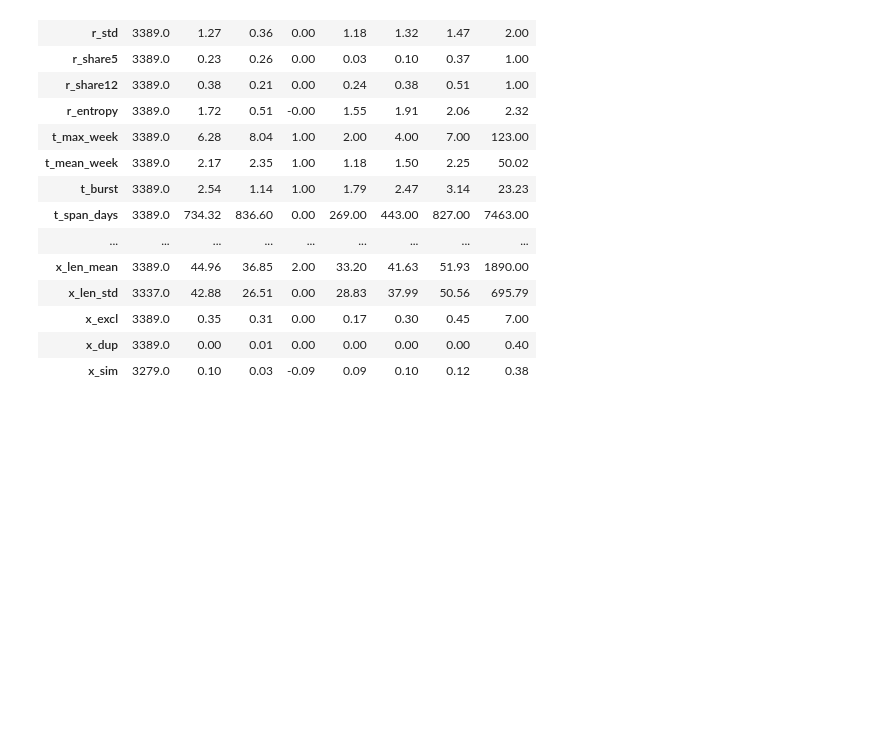
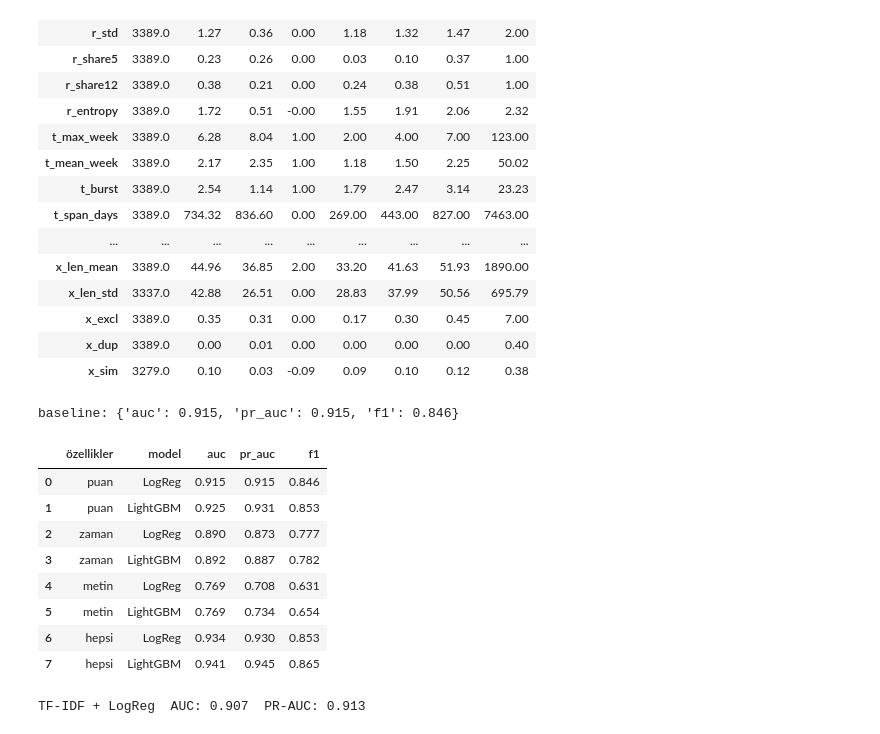
Before and after one commit to ebrarsevgili/fake-review-risk, a Jupyter notebook: 01_kesif.ipynb, the cells around one changed output. Cells and saved outputs as stored; diff of their text form; code cells hidden in the pictures; blank space fills up the shorter version.

```diff
--- a/01_kesif.ipynb
+++ b/01_kesif.ipynb
@@ -181,3 +181,75 @@ X.describe().T.round(2)
 | x_excl | 3389.0 | 0.35 | 0.31 | 0.00 | 0.17 | 0.30 | 0.45 | 7.00 |
 | x_dup | 3389.0 | 0.00 | 0.01 | 0.00 | 0.00 | 0.00 | 0.00 | 0.40 |
 | x_sim | 3279.0 | 0.10 | 0.03 | -0.09 | 0.09 | 0.10 | 0.12 | 0.38 |
+# %%
+import lightgbm as lgb
+from sklearn.impute import SimpleImputer
+from sklearn.linear_model import LogisticRegression
+from sklearn.metrics import average_precision_score, f1_score, roc_auc_score
+from sklearn.model_selection import StratifiedKFold
+from sklearn.pipeline import make_pipeline
+from sklearn.preprocessing import StandardScaler
+
+skf = StratifiedKFold(n_splits=5, shuffle=True, random_state=42)
+
+def mk_lr():
+    return make_pipeline(SimpleImputer(strategy="median"), StandardScaler(), LogisticRegression(max_iter=1000))
+
+def mk_gbm():
+    return lgb.LGBMClassifier(n_estimators=300, learning_rate=0.05, num_leaves=15,
+                              colsample_bytree=0.8, random_state=42, verbose=-1)
+
+def cv_score(make_model, cols, X, y):
+    """Her ürün test katında tam bir kez tahmin edilir (oof)."""
+    oof = np.zeros(len(y))
+    for tr, te in skf.split(X, y):
+        m = make_model()
+        m.fit(X.iloc[tr][cols], y.iloc[tr])
+        oof[te] = m.predict_proba(X.iloc[te][cols])[:, 1]
+    s = {"auc": roc_auc_score(y, oof), "pr_auc": average_precision_score(y, oof), "f1": f1_score(y, oof >= 0.5)}
+    return oof, s
+
+# Baseline: sadece puan özellikleri + lojistik regresyon
+_, base = cv_score(mk_lr, GROUPS["puan"], X, y)
+print("baseline:", {k: round(v, 3) for k, v in base.items()})
+# %% [output]
+baseline: {'auc': 0.915, 'pr_auc': 0.915, 'f1': 0.846}
+# %%
+rows = []
+sets = {**GROUPS, "hepsi": ALL}
+for name, cols in sets.items():
+    for mname, mk in [("LogReg", mk_lr), ("LightGBM", mk_gbm)]:
+        _, s = cv_score(mk, cols, X, y)
+        rows.append({"özellikler": name, "model": mname, **s})
+res = pd.DataFrame(rows).round(3)
+res.to_csv("results/ablation.csv", index=False)
+res
+# %% [output]
+|  | özellikler | model | auc | pr_auc | f1 |
+| 0 | puan | LogReg | 0.915 | 0.915 | 0.846 |
+| 1 | puan | LightGBM | 0.925 | 0.931 | 0.853 |
+| 2 | zaman | LogReg | 0.890 | 0.873 | 0.777 |
+| 3 | zaman | LightGBM | 0.892 | 0.887 | 0.782 |
+| 4 | metin | LogReg | 0.769 | 0.708 | 0.631 |
+| 5 | metin | LightGBM | 0.769 | 0.734 | 0.654 |
+| 6 | hepsi | LogReg | 0.934 | 0.930 | 0.853 |
+| 7 | hepsi | LightGBM | 0.941 | 0.945 | 0.865 |
+# %%
+from sklearn.feature_extraction.text import TfidfVectorizer
+
+# Ürün başına en fazla 100 yorumu tek metin yap
+docs = d.groupby(pid)[txt].apply(lambda s: " ".join(s.sample(min(len(s), 100), random_state=0)))
+docs = docs.loc[X.index]
+
+oof_tfidf = np.zeros(len(y))
+for tr, te in skf.split(docs, y):
+    vec = TfidfVectorizer(min_df=3, max_features=20000, ngram_range=(1, 2), sublinear_tf=True)
+    A = vec.fit_transform(docs.iloc[tr])      # sözlük SADECE eğitim katından öğrenilir
+    B = vec.transform(docs.iloc[te])
+    m = LogisticRegression(max_iter=2000).fit(A, y.iloc[tr])
+    oof_tfidf[te] = m.predict_proba(B)[:, 1]
+
+print("TF-IDF + LogReg  AUC:", round(roc_auc_score(y, oof_tfidf), 3),
+      " PR-AUC:", round(average_precision_score(y, oof_tfidf), 3))
+# %% [output]
+TF-IDF + LogReg  AUC: 0.907  PR-AUC: 0.913
```
Also changed, not shown: parts of 3 cells of this notebook.
